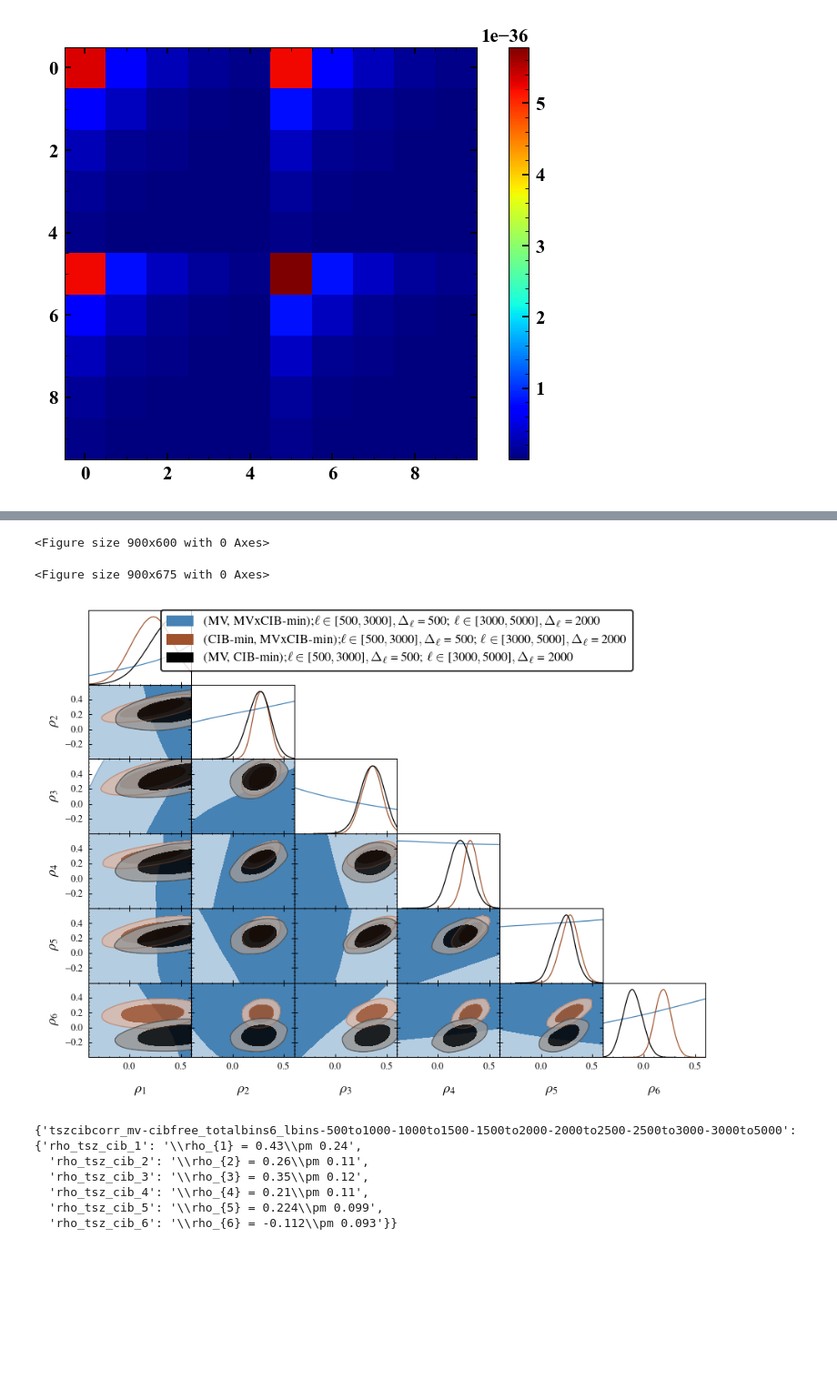
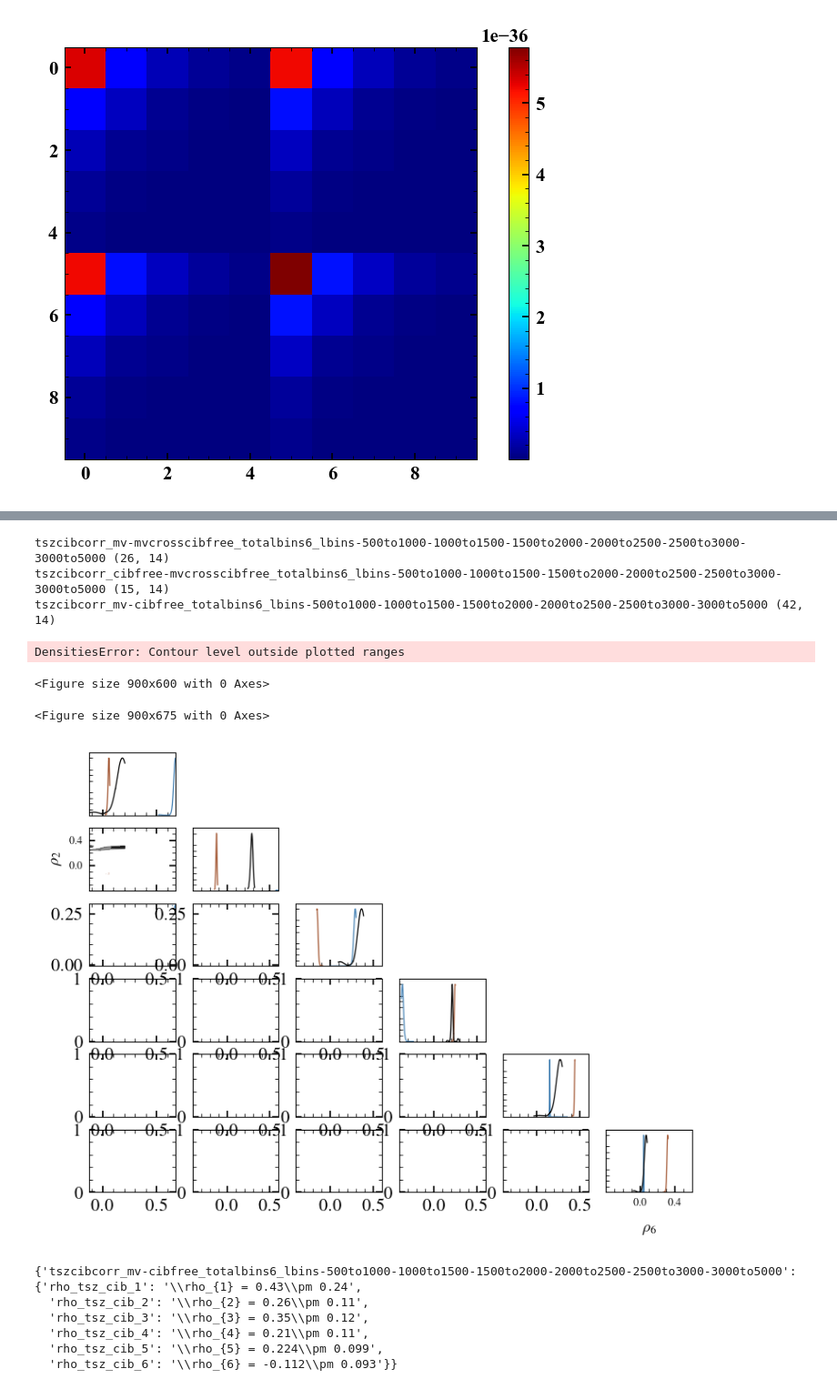
Before and after one commit to sriniraghunathan/tSZ_2pt_SPT_SPIRE, a Jupyter notebook: fit_for_tsz_cib.ipynb, the cells around one changed output, grey strips where cells are left out. Shown: that part at 91% size. Drawn from its saved outputs; the diff is of its cells as text; code cells hidden in the pictures; blank space fills up the shorter version.

Commit message:
plots

```diff
--- a/fit_for_tsz_cib.ipynb
+++ b/fit_for_tsz_cib.ipynb
@@ -782,11 +711,16 @@ label_arr = []
 param_values_dict = {}
 cib_scatter_sigma = None
 tmpiter_key = 'cibmindata_tsz' #'sim_tsz'
+#tmpiter_key = 'sim_tsz'
+fit_for_cib_cal = 1
 
 for chain_name in chain_name_arr:
     total_bins = int( chain_name.split('_')[2].replace('totalbins', '') )
     #chain_fd_and_name = 'results/chains/%s/%s' %(chain_name, chain_name)
-    chain_fd_and_name = 'results/chains/%s/cib_scatter_sigma_%s/%s/%s' %(tmpiter_key, cib_scatter_sigma, chain_name, chain_name)
+    if fit_for_cib_cal:
+        chain_fd_and_name = 'results/chains/%s/fit_for_cib_cal/%s/%s' %(tmpiter_key, chain_name, chain_name)
+    else:
+        chain_fd_and_name = 'results/chains/%s/cib_scatter_sigma_%s/%s/%s' %(tmpiter_key, cib_scatter_sigma, chain_name, chain_name)
     curr_samples = getdist.mcsamples.loadMCSamples( chain_fd_and_name )
     curr_samples.removeBurn( burn_in_fraction )
 
@@ -824,6 +758,7 @@ for chain_name in chain_name_arr:
         g.plot_1d( curr_samples, ppp)
         show()
     '''
+    print(chain_name, curr_samples.samples.shape)
     samples_arr_to_plot.append( curr_samples )
     params_arr_to_plot.extend( params_to_plot )
 
@@ -835,36 +770,40 @@ clf()
 g = plots.get_single_plotter(width_inch = 6)
 g.settings.title_limit_fontsize = 20
 if len(params_arr_to_plot) == 6:
     g.settings.legend_fontsize = 13
 elif len(params_arr_to_plot) == 6:
     g.settings.legend_fontsize = 17
 else:
     g.settings.legend_fontsize = 13
 g.triangle_plot(samples_arr_to_plot, params=params_arr_to_plot,
                 contour_colors=['steelblue', 'sienna', 'black'],
                 #contour_colors=['silver', 'tab:green', 'peru', 'black'],
                 #contour_colors=['peru'],
                 framealpha = 1.,
                 filled=[True, True, True],
                 param_limits = param_limits_dic,
                 legend_labels = label_arr,
                 )
 total_subplots = len( g.subplots )
 for r in range( total_subplots ):
     for c in range( total_subplots ):
         if c>r:continue
         ax = g.subplots[r,c]
         ax.tick_params('both', length=2, width=0.5, which='major', direction = 'in')
         ax.tick_params('both', length=0.5, width=0.5, which='minor', direction = 'in')
         if r == c: ax.yaxis.set_visible(False) #diagonal
 
 plname = 'rho_tsz_cib.png'
 savefig(plname, dpi = 200.)
 show()
 # %% [output]
-<Figure size 900x600 with 0 Axes>
+tszcibcorr_mv-mvcrosscibfree_totalbins6_lbins-500to1000-1000to1500-1500to2000-2000to2500-2500to3000-3000to5000 (26, 14)
+tszcibcorr_cibfree-mvcrosscibfree_totalbins6_lbins-500to1000-1000to1500-1500to2000-2000to2500-2500to3000-3000to5000 (15, 14)
+tszcibcorr_mv-cibfree_totalbins6_lbins-500to1000-1000to1500-1500to2000-2000to2500-2500to3000-3000to5000 (42, 14)
-<Figure size 900x675 with 0 Axes>
+DensitiesError: Contour level outside plotted ranges
+<Figure size 900x600 with 0 Axes>
+<Figure size 900x675 with 0 Axes>
-[figure, old version]
+[figure, new version]
 # %%
 param_values_dict
 # %% [output]
```
Also changed, not shown: parts of 6 cells of this notebook, 2 other files.
